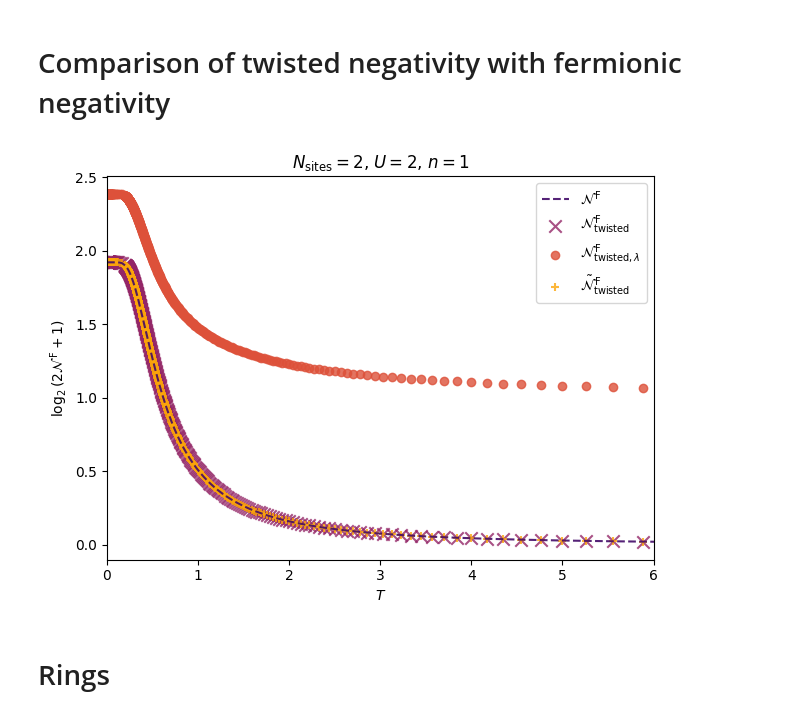
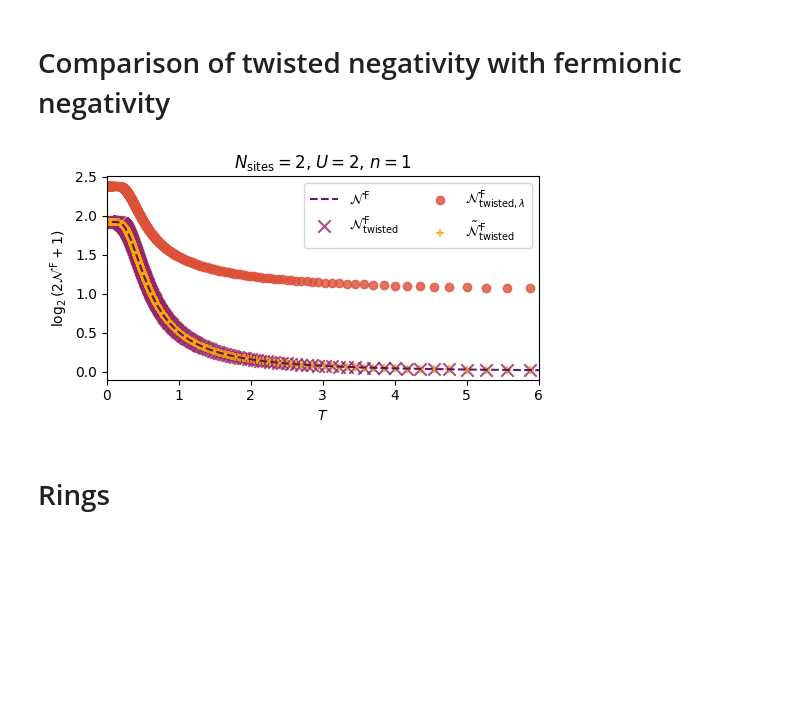
Before and after one commit to beddalumia/ThermalSSRproject, a Jupyter notebook: Generate_plots.ipynb, the cells around one changed output. Cells and saved outputs as stored; diff of their text form; code cells hidden in the pictures; blank space fills up the shorter version.

```diff
--- a/Generate_plots.ipynb
+++ b/Generate_plots.ipynb
@@ -285,7 +277,7 @@ def calc_neg_old(rho):
 # %% [markdown]
 # Comparison of twisted negativity with fermionic negativity
 # %%
-fig, ax = plt.subplots(1)
+fig, ax = plt.subplots(1,figsize=(5.25, 3))
 
 dirs_vec = ["./U>0/rho_ED_2ring/"]
 sizees = [2]
@@ -350,35 +342,35 @@ for ids,path in enumerate(dirs_vec):
         NF_t = [x for _,x in sorted(zip(beta_vals, NF_t))]
         NSSR_t = [x for _,x in sorted(zip(beta_vals, NSSR_t))]
         PSSR_t = [x for _,x in sorted(zip(beta_vals, PSSR_t))]
         beta_vals = np.sort(beta_vals)
 
         #ax.scatter([1/i for i in beta_vals], N_old, label = r"N_old")
         T = [1/i for i in beta_vals]
         al = 0.9
 
         ax.plot(T, NF, label = r"$\mathcal{N}^\mathrm{\,F}$", linestyle = "--", color = colors[0], alpha = al)
         ax.scatter(T, NF_t, label = r"$\mathcal{N}^\mathrm{\,F}_{\mathrm{twisted}}$", color = colors[1], alpha = al-0.1, marker = "x", s = 80)
         ax.scatter(T, NSSR_t, label = r"$\mathcal{N}^\mathrm{\,F}_{\mathrm{twisted},\lambda}$", color = colors[2], alpha = al-0.1)
         ax.scatter(T, PSSR_t, label = r"$\tilde \mathcal{N}^\mathrm{\,F}_{\mathrm{twisted}}$", color = colors[3], alpha = al-0.1, marker = "+")
 
         idir += 1
 
 #ax.set_xscale('log')
 #ax.set_yscale('log')
 
 ax.set_xlim((0,6))
 #ax.set_ylim((0,1.5))
 
 ax.set_title(r"$N_{\mathrm{sites}}=2$, $U=2$, $n=1$")
 ax.set_xlabel(r"$T$")
 ax.set_ylabel(r"$\log_2\left(2\mathcal{N}^\mathrm{\,F}+1\right)$")
 
-ax.legend()
+ax.legend(ncol = 2)
 fig.tight_layout()
 
 fig.savefig("pic/Measure_comparison.pdf")
 # %% [output]
-[figure, old version]
+[figure, new version]
 # %% [markdown]
 # Rings
 # %%
```
Also changed, not shown: parts of 6 cells of this notebook, 1 other file.
